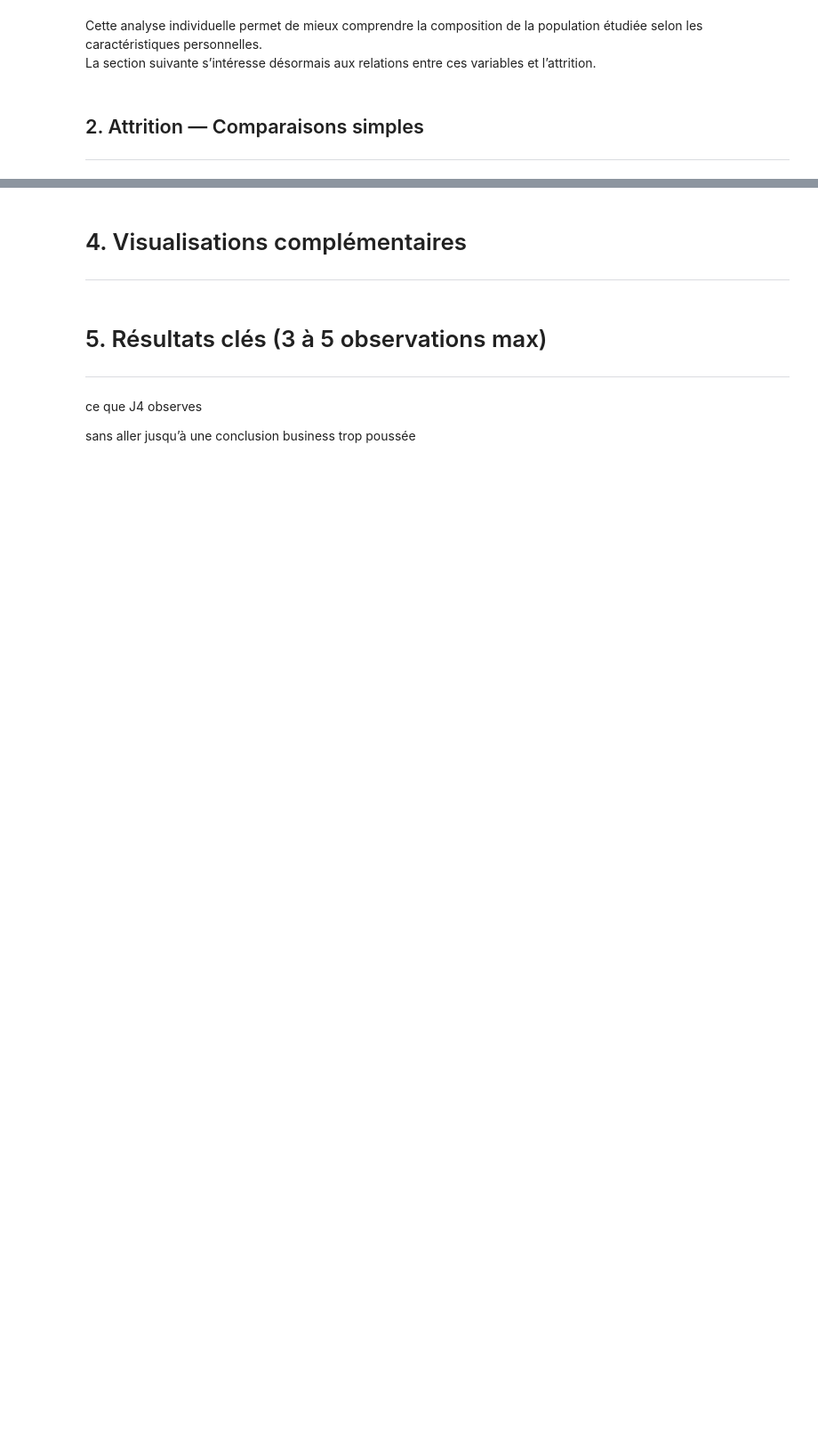
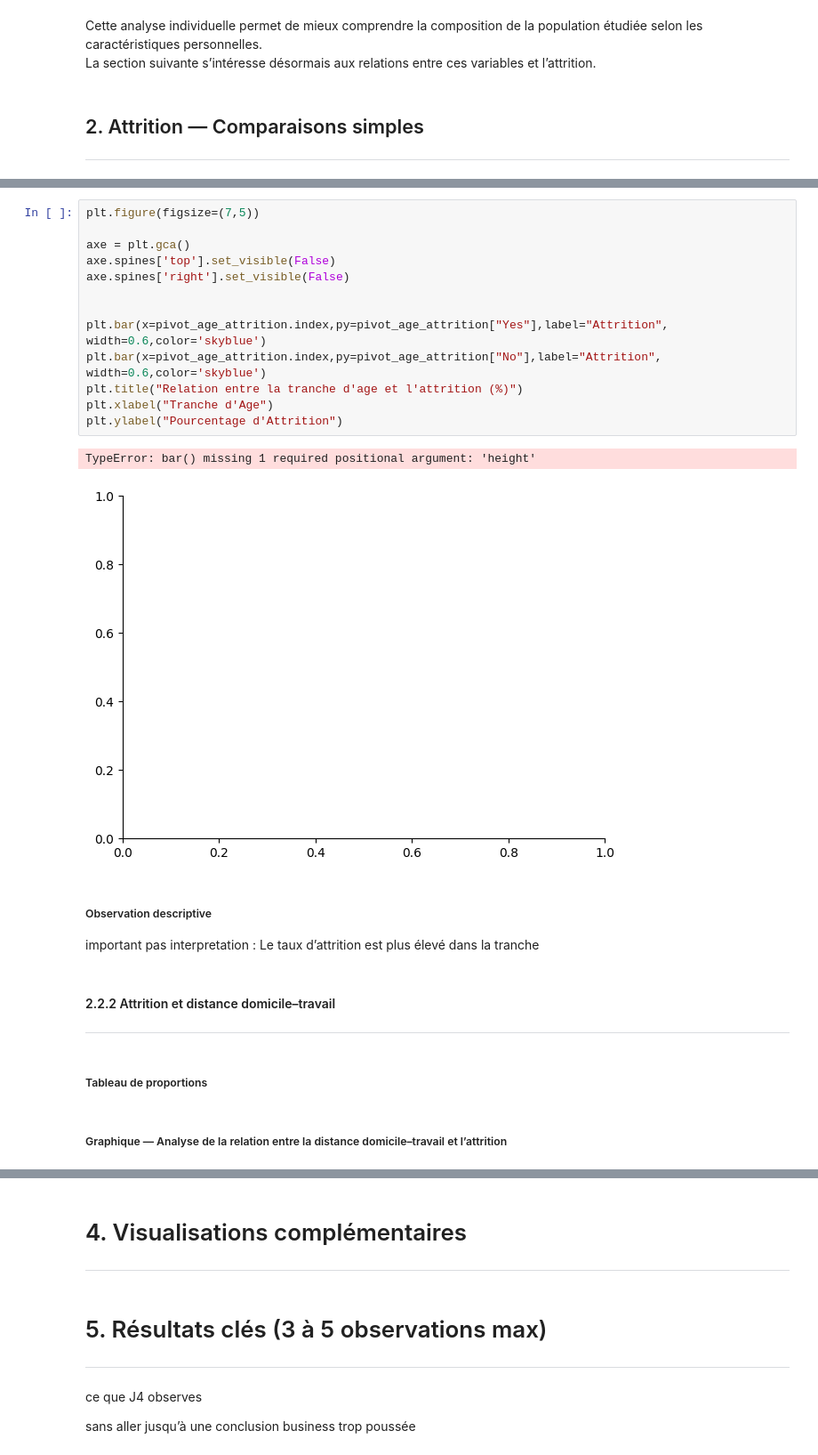
Before and after one commit to Kemuri15/employee-attrition-analysis, a Jupyter notebook: notebooks/03_axes_vie_perso.ipynb, the cells around one changed output, grey strips where cells are left out. Shown: that part at 89% size. Drawn from its saved outputs; the diff is of its cells as text; blank space fills up the shorter version.

```diff
--- a/notebooks/03_axes_vie_perso.ipynb
+++ b/notebooks/03_axes_vie_perso.ipynb
@@ -520,0 +641,27 @@ La section suivante s’intéresse désormais aux relations entre ces variables
+# %%
+plt.figure(figsize=(7,5))
+
+axe = plt.gca()
+axe.spines['top'].set_visible(False)
+axe.spines['right'].set_visible(False)
+
+
+plt.bar(x=pivot_age_attrition.index,py=pivot_age_attrition["Yes"],label="Attrition", width=0.6,color='skyblue')
+plt.bar(x=pivot_age_attrition.index,py=pivot_age_attrition["No"],label="Attrition", width=0.6,color='skyblue')
+plt.title("Relation entre la tranche d'age et l'attrition (%)")
+plt.xlabel("Tranche d'Age")
+plt.ylabel("Pourcentage d'Attrition")
+# %% [output]
+TypeError: bar() missing 1 required positional argument: 'height'
+[figure, added]
+# %% [markdown]
+##### Observation descriptive
+
+important pas interpretation : Le taux d’attrition est plus élevé dans la tranche
+# %% [markdown]
+#### 2.2.2 Attrition et distance domicile–travail
+---
+# %% [markdown]
+##### Tableau de proportions
+# %% [markdown]
+##### Graphique — Analyse de la relation entre la distance domicile–travail et l’attrition
```
Also changed, not shown: parts of 39 cells of this notebook, 1 other file.
